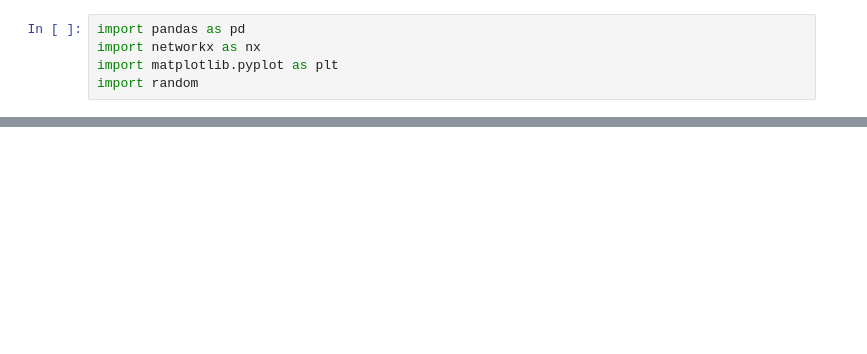
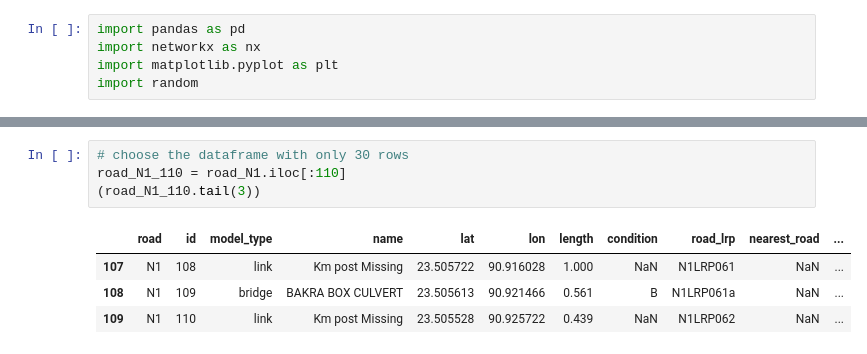
Before and after one commit to daniela1998/Advanced-Simulation-Assignments, a Jupyter notebook: Yao/network_Yao/network_Yao.ipynb, the cells around one changed output, grey strips where cells are left out. Drawn from its saved outputs; the diff is of its cells as text; blank space fills up the shorter version.

```diff
--- a/Yao/network_Yao/network_Yao.ipynb
+++ b/Yao/network_Yao/network_Yao.ipynb
@@ -18,3 +22,12 @@ road.head()
+# %%
+# choose the dataframe with only 30 rows
+road_N1_110 = road_N1.iloc[:110]
+(road_N1_110.tail(3))
+# %% [output]
+|  | road | id | model_type | name | lat | lon | length | condition | road_lrp | nearest_road | ... |
+| 107 | N1 | 108 | link | Km post Missing | 23.505722 | 90.916028 | 1.000 | NaN | N1LRP061 | NaN | ... |
+| 108 | N1 | 109 | bridge | BAKRA BOX CULVERT | 23.505613 | 90.921466 | 0.561 | B | N1LRP061a | NaN | ... |
+| 109 | N1 | 110 | link | Km post Missing | 23.505528 | 90.925722 | 0.439 | NaN | N1LRP062 | NaN | ... |
 # %%
 def find_shortest_path_from_sourcesink(df):
     """
```
Also changed, not shown: parts of 5 cells of this notebook, 1 other file.
